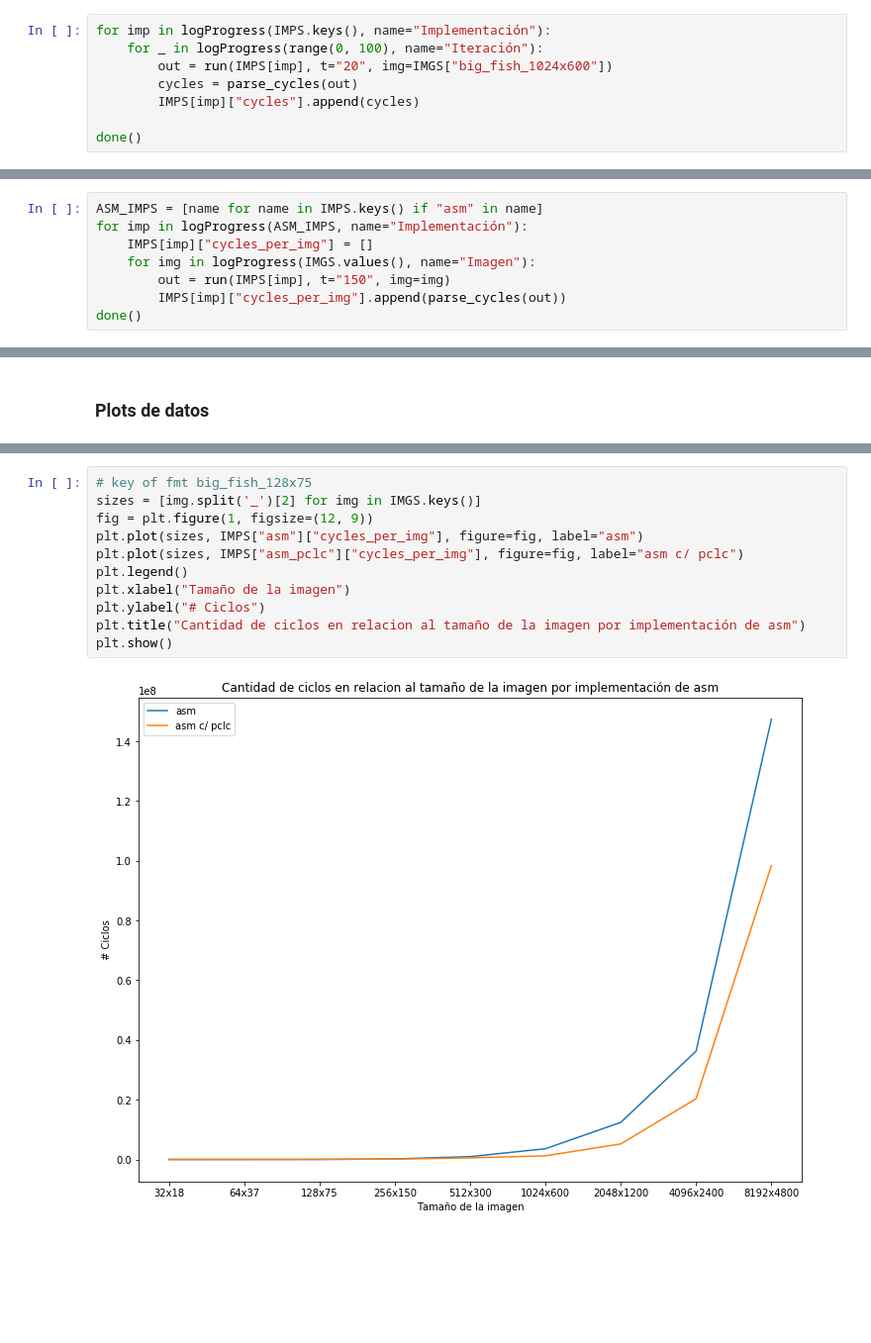
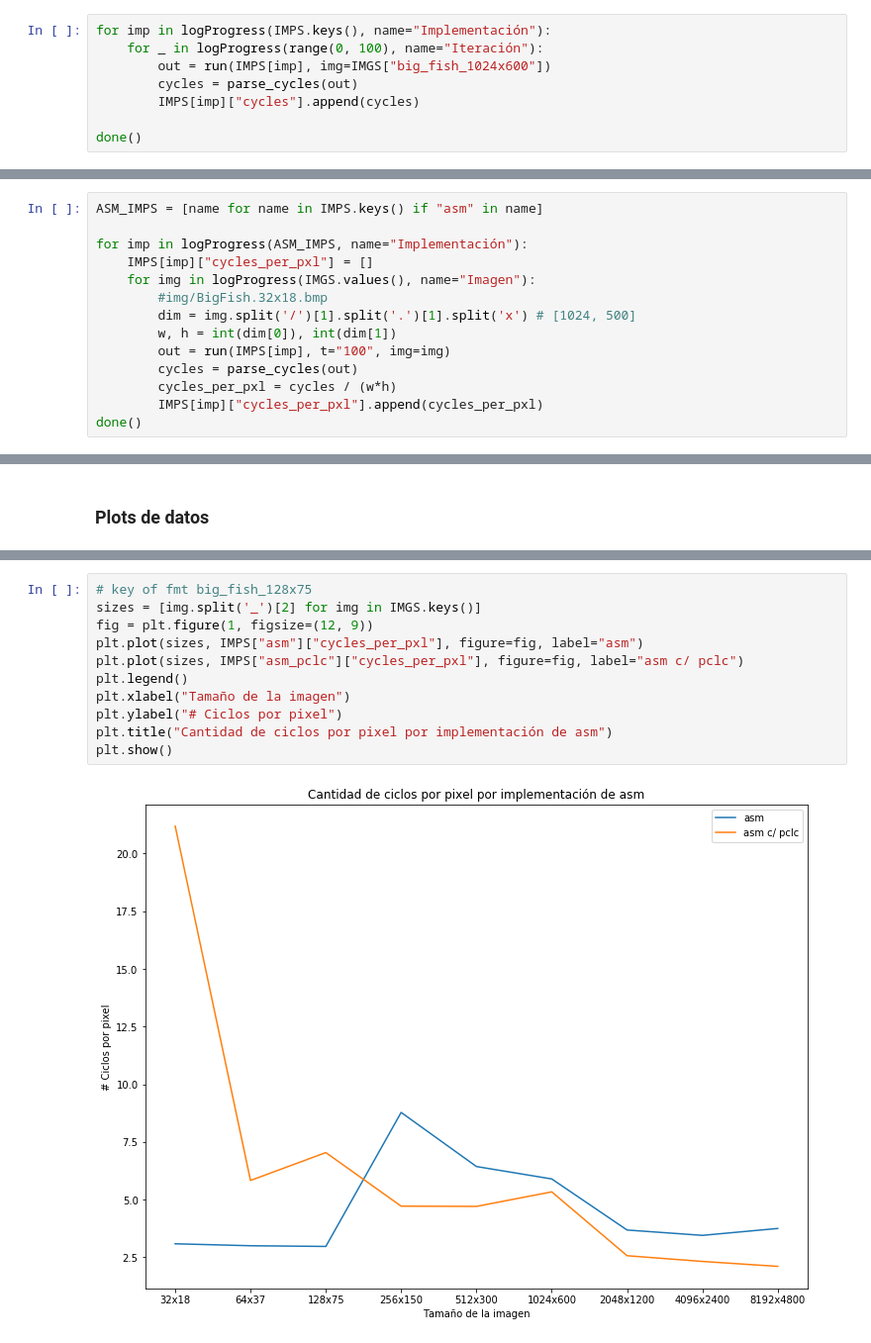
Before and after one commit to blastervla/Orga2-TP2, a Jupyter notebook: exp/Rombos.ipynb, the cells around one changed output, grey strips where cells are left out. Shown at 99% size. Cells and saved outputs as stored; diff of their text form; blank space fills up the shorter version.

```diff
--- a/exp/Rombos.ipynb
+++ b/exp/Rombos.ipynb
@@ -265,7 +264,7 @@ def parse_cycles(out):
 # %%
 for imp in logProgress(IMPS.keys(), name="Implementación"):
     for _ in logProgress(range(0, 100), name="Iteración"):
-        out = run(IMPS[imp], t="20", img=IMGS["big_fish_1024x600"])
+        out = run(IMPS[imp], img=IMGS["big_fish_1024x600"])
         cycles = parse_cycles(out)
         IMPS[imp]["cycles"].append(cycles)
 
@@ -293,11 +292,17 @@ Done!
 #### Ciclos por imagen
 # %%
 ASM_IMPS = [name for name in IMPS.keys() if "asm" in name]
+
 for imp in logProgress(ASM_IMPS, name="Implementación"):
-    IMPS[imp]["cycles_per_img"] = []
+    IMPS[imp]["cycles_per_pxl"] = []
     for img in logProgress(IMGS.values(), name="Imagen"):
-        out = run(IMPS[imp], t="150", img=img)
-        IMPS[imp]["cycles_per_img"].append(parse_cycles(out))
+        #img/BigFish.32x18.bmp
+        dim = img.split('/')[1].split('.')[1].split('x') # [1024, 500]
+        w, h = int(dim[0]), int(dim[1])
+        out = run(IMPS[imp], t="100", img=img)
+        cycles = parse_cycles(out)
+        cycles_per_pxl = cycles / (w*h)
+        IMPS[imp]["cycles_per_pxl"].append(cycles_per_pxl)
 done()
 # %% [output]
 Done!
@@ -341,13 +346,13 @@ box_plot(
 # %%
 # key of fmt big_fish_128x75
 sizes = [img.split('_')[2] for img in IMGS.keys()]
 fig = plt.figure(1, figsize=(12, 9))
-plt.plot(sizes, IMPS["asm"]["cycles_per_img"], figure=fig, label="asm")
-plt.plot(sizes, IMPS["asm_pclc"]["cycles_per_img"], figure=fig, label="asm c/ pclc")
+plt.plot(sizes, IMPS["asm"]["cycles_per_pxl"], figure=fig, label="asm")
+plt.plot(sizes, IMPS["asm_pclc"]["cycles_per_pxl"], figure=fig, label="asm c/ pclc")
 plt.legend()
 plt.xlabel("Tamaño de la imagen")
-plt.ylabel("# Ciclos")
-plt.title("Cantidad de ciclos en relacion al tamaño de la imagen por implementación de asm")
+plt.ylabel("# Ciclos por pixel")
+plt.title("Cantidad de ciclos por pixel por implementación de asm")
 plt.show()
 # %% [output]
-[figure, old version]
+[figure, new version]
```
Also changed, not shown: parts of 7 cells of this notebook, 4 other files.
